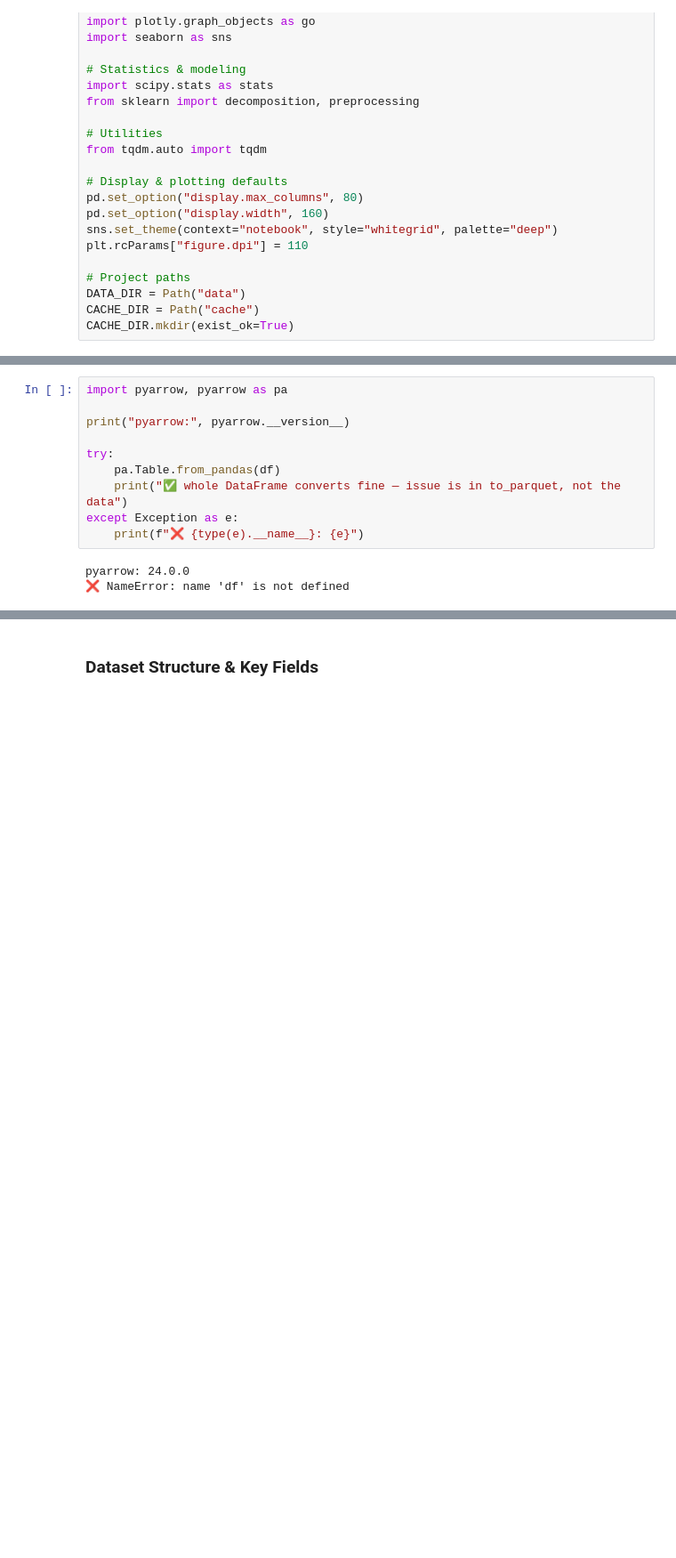
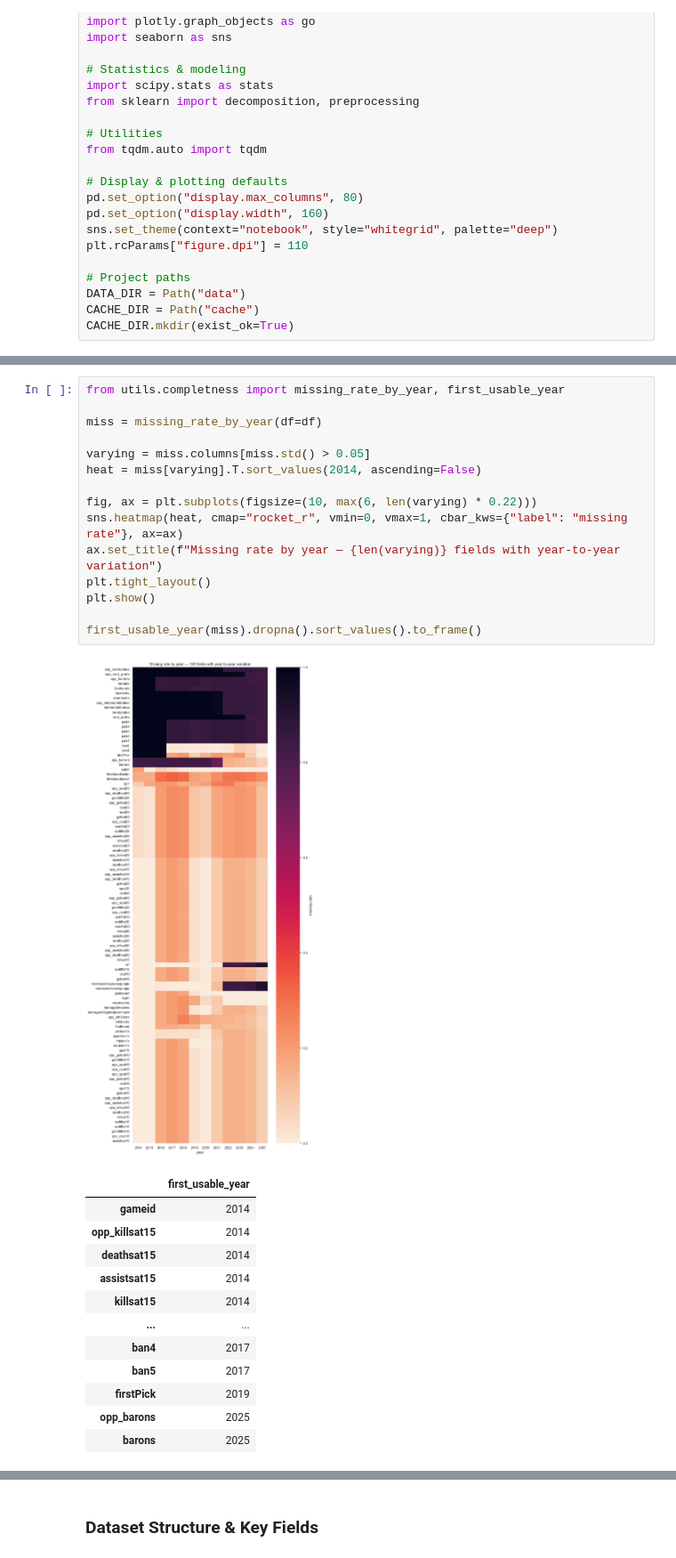
Before and after one commit to LUNARKN1GHT/lol_esports, a Jupyter notebook: lol_esports.ipynb, the cells around one changed output, grey strips where cells are left out. Shown at 89% size. Cells and saved outputs as stored; diff of their text form; blank space fills up the shorter version.

```diff
--- a/lol_esports.ipynb
+++ b/lol_esports.ipynb
@@ -74,13 +84,29 @@ ArrowKeyError: A type extension with name pandas.period already defined
-# %%
-import pyarrow, pyarrow as pa
-
-print("pyarrow:", pyarrow.__version__)
-
-try:
-    pa.Table.from_pandas(df)
-    print("✅ whole DataFrame converts fine — issue is in to_parquet, not the data")
-except Exception as e:
-    print(f"❌ {type(e).__name__}: {e}")
-# %% [output]
-pyarrow: 24.0.0
-❌ NameError: name 'df' is not defined
+# %%
+from utils.completness import missing_rate_by_year, first_usable_year
+
+miss = missing_rate_by_year(df=df)
+
+varying = miss.columns[miss.std() > 0.05]
+heat = miss[varying].T.sort_values(2014, ascending=False)
+
+fig, ax = plt.subplots(figsize=(10, max(6, len(varying) * 0.22)))
+sns.heatmap(heat, cmap="rocket_r", vmin=0, vmax=1, cbar_kws={"label": "missing rate"}, ax=ax)
+ax.set_title(f"Missing rate by year — {len(varying)} fields with year-to-year variation")
+plt.tight_layout()
+plt.show()
+
+first_usable_year(miss).dropna().sort_values().to_frame()
+# %% [output]
+[figure, added]
+|  | first_usable_year |
+| gameid | 2014 |
+| opp_killsat15 | 2014 |
+| deathsat15 | 2014 |
+| assistsat15 | 2014 |
+| killsat15 | 2014 |
+| ... | ... |
+| ban4 | 2017 |
+| ban5 | 2017 |
+| firstPick | 2019 |
+| opp_barons | 2025 |
+| barons | 2025 |
```
Also changed, not shown: parts of 2 cells of this notebook, 1 other file.
